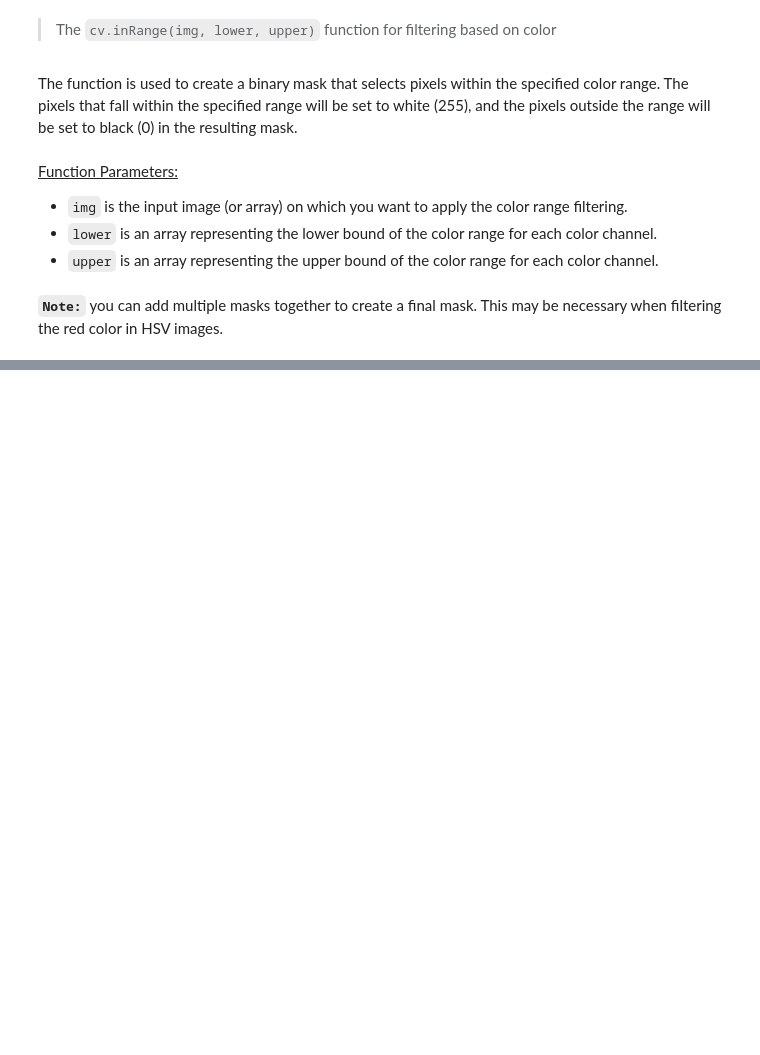
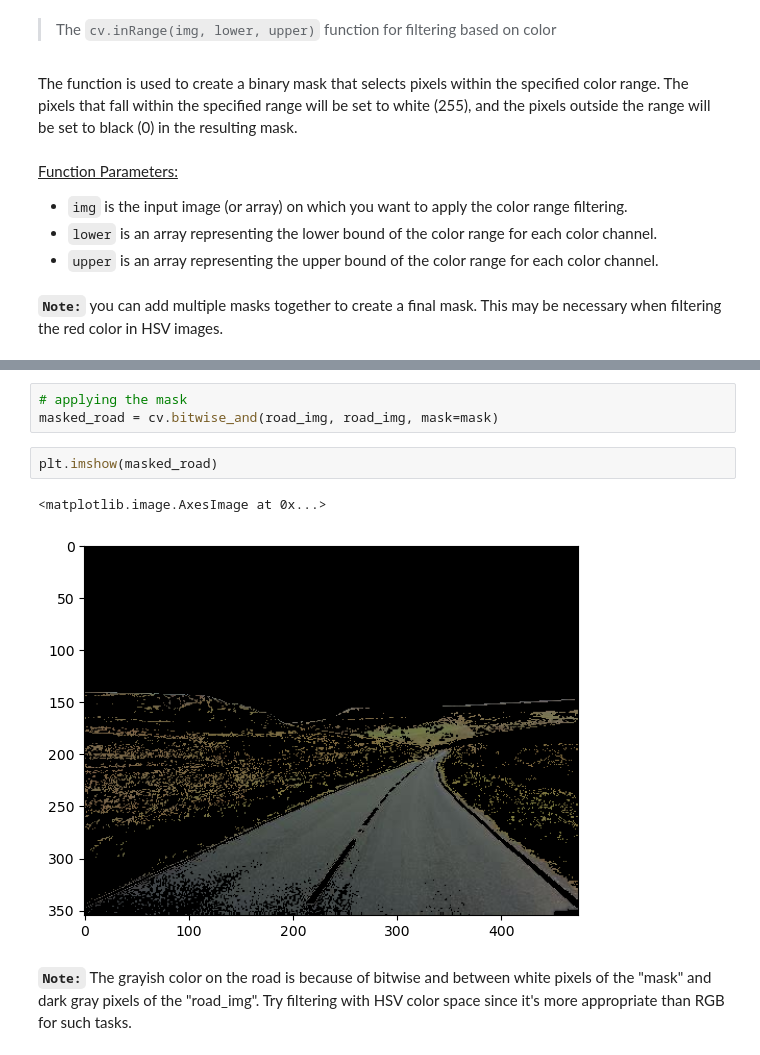
Before and after one commit to MaidulHasan/OpenCV_Basics, a Jupyter notebook: 21_image_masking.ipynb, the cells around one changed output, grey strips where cells are left out. Cells and saved outputs as stored; diff of their text form; blank space fills up the shorter version.

```diff
--- a/21_image_masking.ipynb
+++ b/21_image_masking.ipynb
@@ -163,0 +183,10 @@ The function is used to create a binary mask that selects pixels within the spec
+# %%
+# applying the mask
+masked_road = cv.bitwise_and(road_img, road_img, mask=mask)
+# %%
+plt.imshow(masked_road)
+# %% [output]
+<matplotlib.image.AxesImage at 0x...>
+[figure, added]
+# %% [markdown]
+**`Note:`** The grayish color on the road is because of bitwise and between white pixels of the "mask" and dark gray pixels of the "road_img". Try filtering with HSV color space since it's more appropriate than RGB for such tasks.
```
Also changed, not shown: parts of 7 cells of this notebook.
